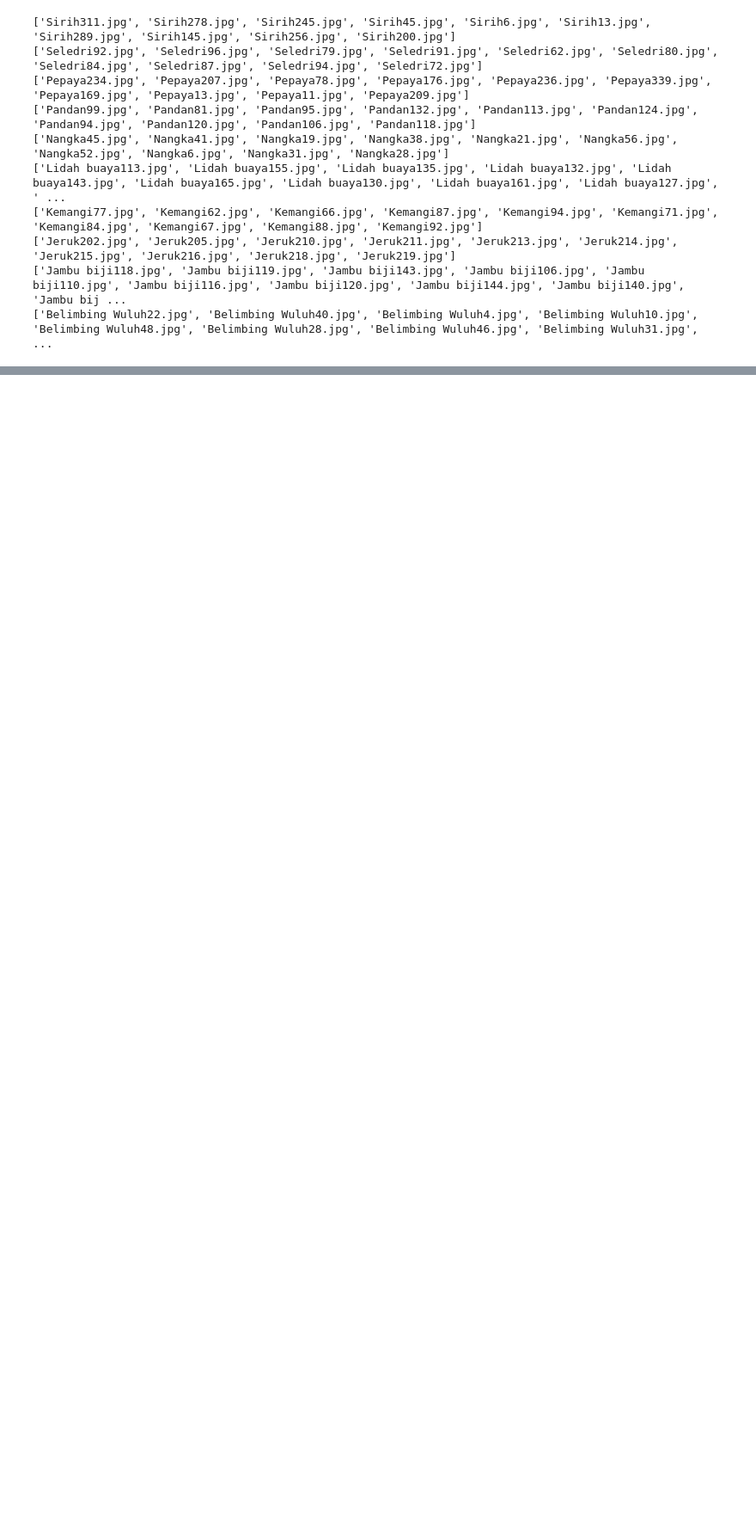
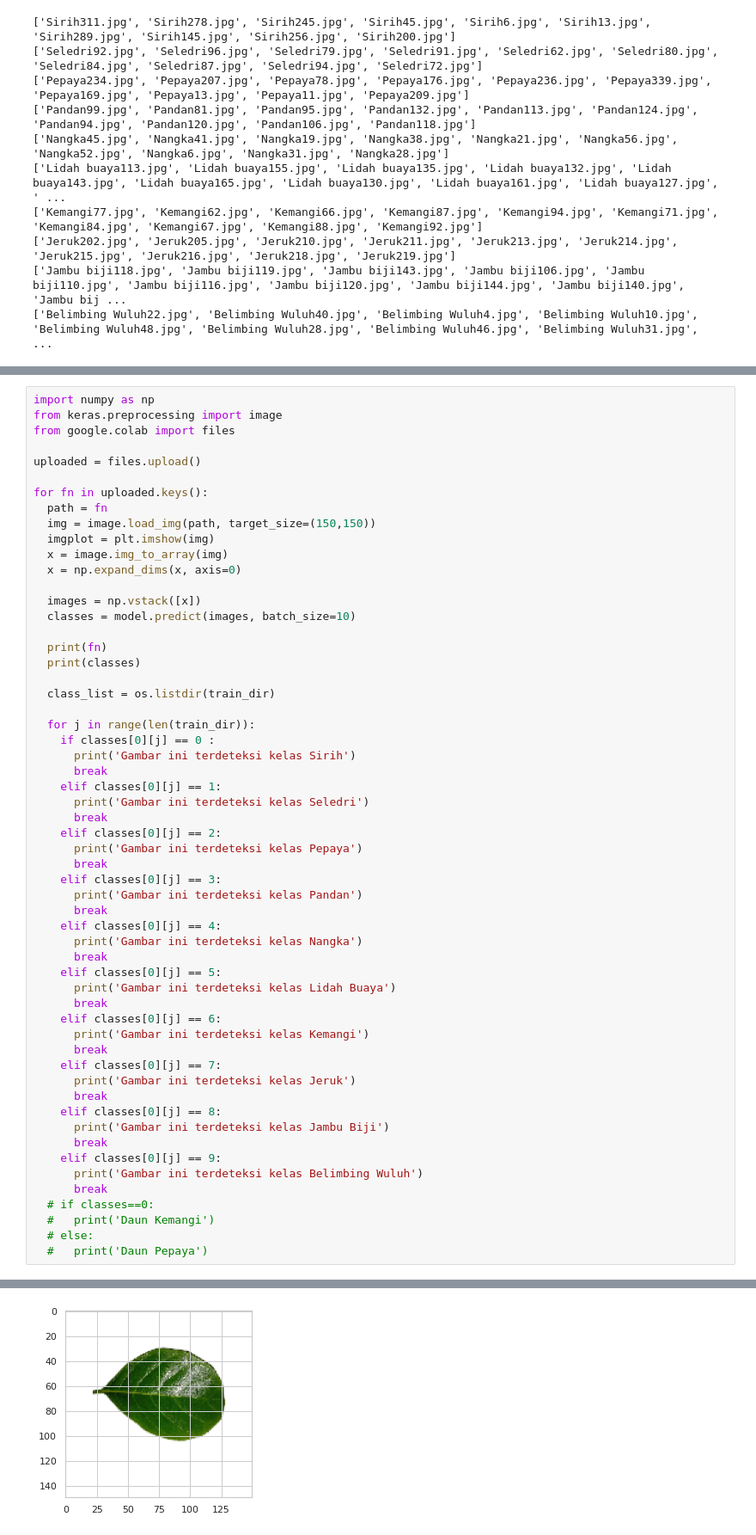
Before and after one commit to wahyubudii/CNN-VGG16-Herbal-Leaf-Classification, a Jupyter notebook: [TUBES_AI]_Wahyu_385_Bella_400.ipynb, the cells around one changed output, grey strips where cells are left out. Shown at 86% size. Drawn from its saved outputs; the diff is of its cells as text; blank space fills up the shorter version.

```diff
--- a/[TUBES_AI]_Wahyu_385_Bella_400.ipynb
+++ b/[TUBES_AI]_Wahyu_385_Bella_400.ipynb
@@ -204,0 +341,58 @@ plt.show()
+# %%
+import numpy as np
+from keras.preprocessing import image
+from google.colab import files
+
+uploaded = files.upload()
+
+for fn in uploaded.keys():
+  path = fn
+  img = image.load_img(path, target_size=(150,150))
+  imgplot = plt.imshow(img)
+  x = image.img_to_array(img)
+  x = np.expand_dims(x, axis=0)
+
+  images = np.vstack([x])
+  classes = model.predict(images, batch_size=10)
+
+  print(fn)
+  print(classes)
+
+  class_list = os.listdir(train_dir)
+
+  for j in range(len(train_dir)):
+    if classes[0][j] == 0 :
+      print('Gambar ini terdeteksi kelas Sirih')
+      break
+    elif classes[0][j] == 1:
+      print('Gambar ini terdeteksi kelas Seledri')
+      break
+    elif classes[0][j] == 2:
+      print('Gambar ini terdeteksi kelas Pepaya')
+      break
+    elif classes[0][j] == 3:
+      print('Gambar ini terdeteksi kelas Pandan')
+      break
+    elif classes[0][j] == 4:
+      print('Gambar ini terdeteksi kelas Nangka')
+      break
+    elif classes[0][j] == 5:
+      print('Gambar ini terdeteksi kelas Lidah Buaya')
+      break
+    elif classes[0][j] == 6:
+      print('Gambar ini terdeteksi kelas Kemangi')
+      break
+    elif classes[0][j] == 7:
+      print('Gambar ini terdeteksi kelas Jeruk')
+      break
+    elif classes[0][j] == 8:
+      print('Gambar ini terdeteksi kelas Jambu Biji')
+      break
+    elif classes[0][j] == 9:
+      print('Gambar ini terdeteksi kelas Belimbing Wuluh')
+      break
+  # if classes==0:
+  #   print('Daun Kemangi')
+  # else:
+  #   print('Daun Pepaya')
+# %% [output]
@@ -204,0 +404 @@ plt.show()
+[figure, added]
```
Also changed, not shown: parts of 11 cells of this notebook.
